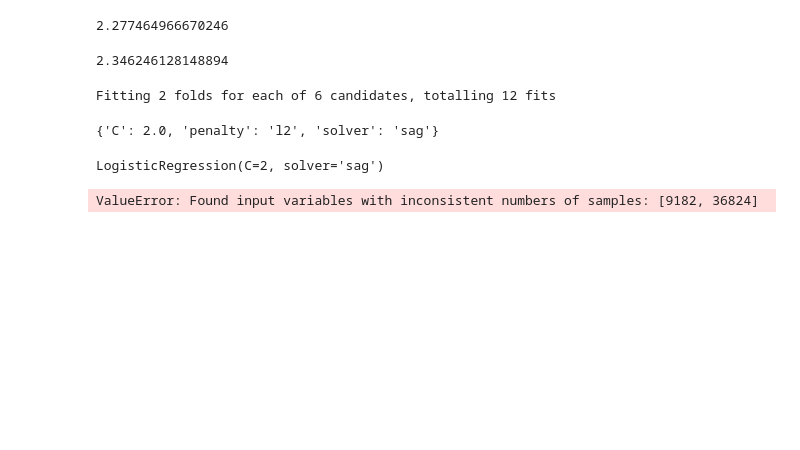
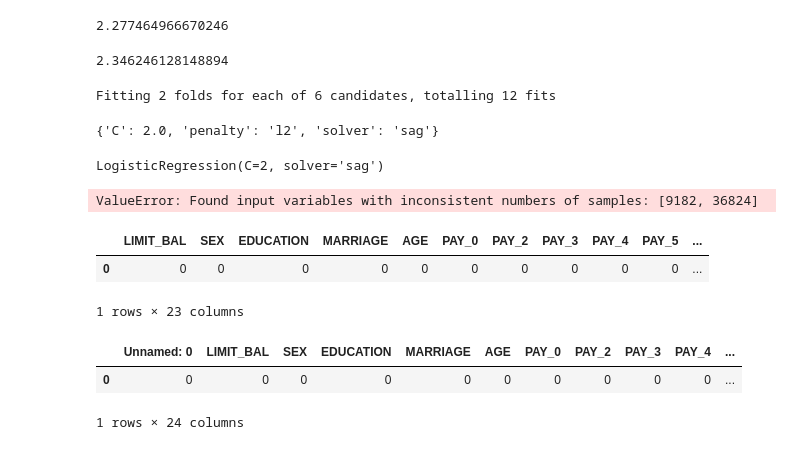
Before and after one commit to Radhika5062/ml_credit_card_defaulter, a Jupyter notebook: research/test.ipynb, the cells around one changed output. Saved outputs shown, nothing was run; the diff lists cells and outputs as text; code cells hidden in the pictures; blank space fills up the shorter version.

```diff
--- a/research/test.ipynb
+++ b/research/test.ipynb
@@ -530,3 +530,14 @@ print(f"model_precision_score_test = {model_precision_score_test}")
 print(f"model_roc_auc_score_test = {model_roc_auc_score_test}")
 # %% [output]
 ValueError: Found input variables with inconsistent numbers of samples: [9182, 36824]
+# %%
+import pandas as pd
+d = {'LIMIT_BAL': 0, 'SEX': 0, 'EDUCATION': 0, 'MARRIAGE': 0, 'AGE': 0, 'PAY_0': 0, 'PAY_2': 0, 'PAY_3': 0, 'PAY_4': 0, 'PAY_5': 0, 'PAY_6': 0, 'BILL_AMT1': 0, 'BILL_AMT2': 0, 'BILL_AMT3': 0, 'BILL_AMT4': 0, 'BILL_AMT5': 0, 'BILL_AMT6': 0, 'PAY_AMT1': 0, 'PAY_AMT2': 0, 'PAY_AMT3': 0, 'PAY_AMT4': 0, 'PAY_AMT5': 0, 'PAY_AMT6': 0}
+# %%
+df = pd.DataFrame([d])
+# %%
+df.head()
+# %% [output]
+|  | LIMIT_BAL | SEX | EDUCATION | MARRIAGE | AGE | PAY_0 | PAY_2 | PAY_3 | PAY_4 | PAY_5 | ... |
+| 0 | 0 | 0 | 0 | 0 | 0 | 0 | 0 | 0 | 0 | 0 | ... |
+1 rows × 23 columns
@@ -532,0 +546,6 @@ ValueError: Found input variables with inconsistent numbers of samples: [9182, 3
+# %%
+df.head()
+# %% [output]
+|  | Unnamed: 0 | LIMIT_BAL | SEX | EDUCATION | MARRIAGE | AGE | PAY_0 | PAY_2 | PAY_3 | PAY_4 | ... |
+| 0 | 0 | 0 | 0 | 0 | 0 | 0 | 0 | 0 | 0 | 0 | ... |
+1 rows × 24 columns
```
Also changed, not shown: parts of 1 cell of this notebook, 1 other file.
